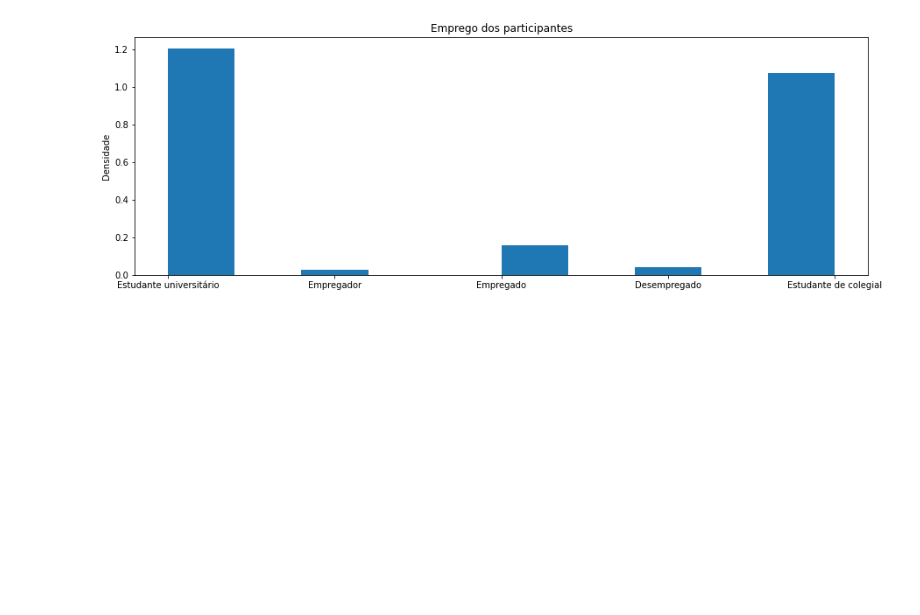
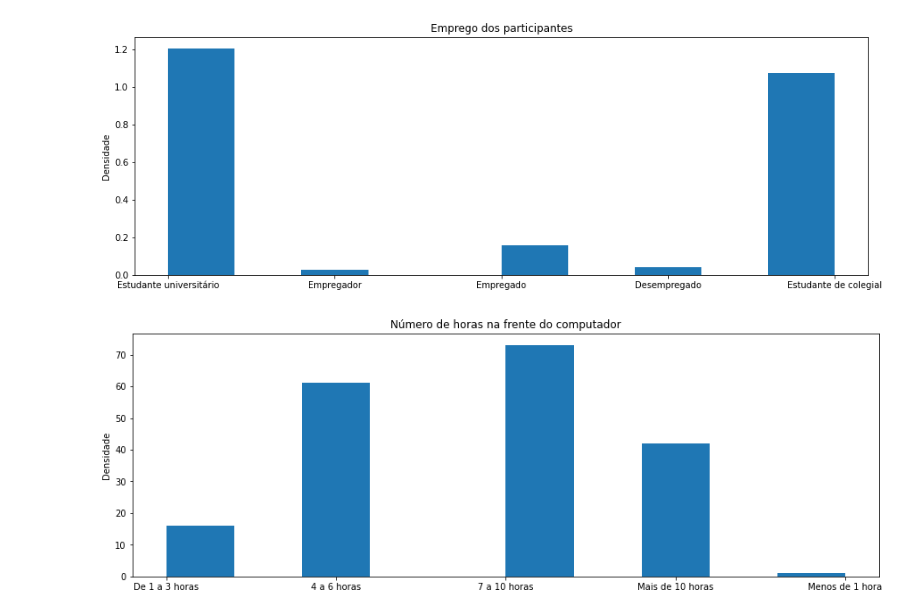
Before and after one commit to GabrielPl-1/Projeto-2-Cdados, a Jupyter notebook: Projeto 2 cdados.ipynb, the cells around one changed output. Drawn from its saved outputs; the diff is of its cells as text; code cells hidden in the pictures; blank space fills up the shorter version.

```diff
--- a/Projeto 2 cdados.ipynb
+++ b/Projeto 2 cdados.ipynb
@@ -114,3 +114,11 @@ plt.title("Emprego dos participantes")
 plt.show()
 # %% [output]
 [figure]
+# %%
+plt.figure(figsize=(15,5))
+plt.hist(dados['Horas'][::-1])
+plt.ylabel("Densidade")
+plt.title("Número de horas na frente do computador")
+plt.show()
+# %% [output]
+[figure, added]
```
Also changed, not shown: parts of 6 cells of this notebook, 1 other file.
